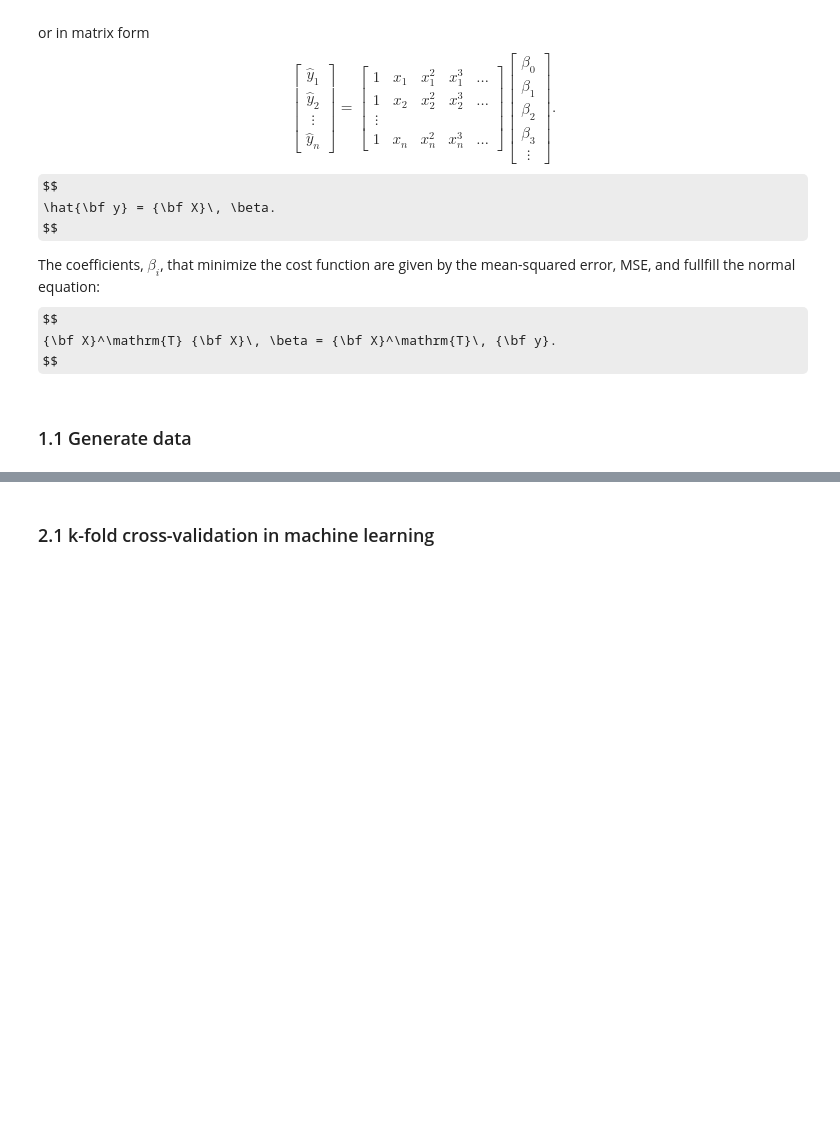
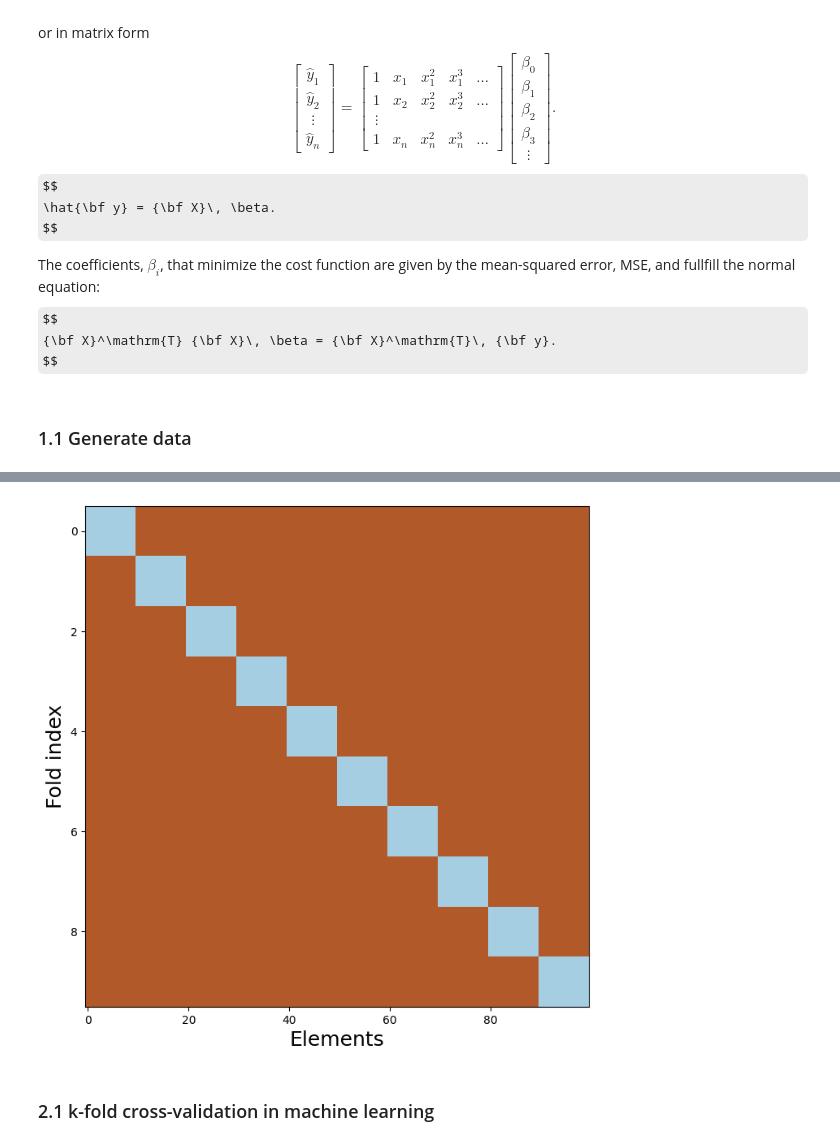
Before and after one commit to rhennig/EMA4935, a Jupyter notebook: Notebooks/07_Overfitting_and_crossvalidation.ipynb, the cells around one changed output, grey strips where cells are left out. Cells and saved outputs as stored; diff of their text form; code cells hidden in the pictures; some formulas as TeX source; blank space fills up the shorter version.

```diff
--- a/Notebooks/07_Overfitting_and_crossvalidation.ipynb
+++ b/Notebooks/07_Overfitting_and_crossvalidation.ipynb
@@ -135,29 +153,31 @@ Let's use the `KFold` object from the scikit-learn library to illustrate the ind
 # %%
 # Define a generic dataset
 data_size = 100
 k_folds   = 10
 
 idx         = np.arange(data_size)
 data_series = np.ones( (k_folds, data_size), dtype=float)
 
 # Create the KFold object using 10 splits
 k_folding = KFold(n_splits=k_folds)
 
 for fold, (train, test) in enumerate( k_folding.split(idx) ):
     data_series[fold, test] = 0.0
 
 # Plot the cross-validation indices for each fold
 fig, ax = plt.subplots( figsize=(8,8) )
 
 plt.rc('xtick', labelsize=18)
 plt.rc('ytick', labelsize=18)
 
 ax.set_xlabel('Elements',fontsize=18)
 ax.set_ylabel('Fold index',fontsize=18)
 
-plt.imshow(data_series, cmap='gray_r', aspect='auto')
+plt.imshow(data_series, aspect='auto', cmap='Paired')
 
 plt.show()
+# %% [output]
+[figure, added]
 # %% [markdown]
 ### 2.1 k-fold cross-validation in machine learning
 # %%
```
Also changed, not shown: parts of 13 cells of this notebook.
